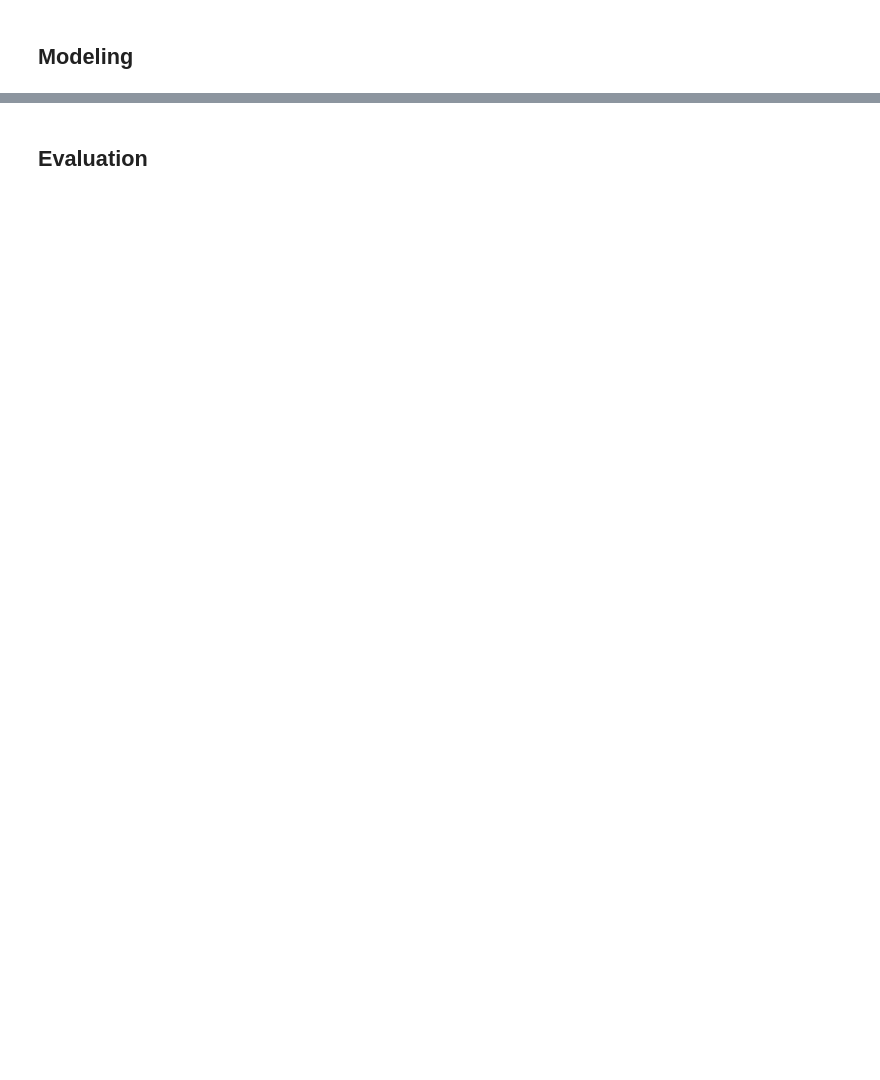
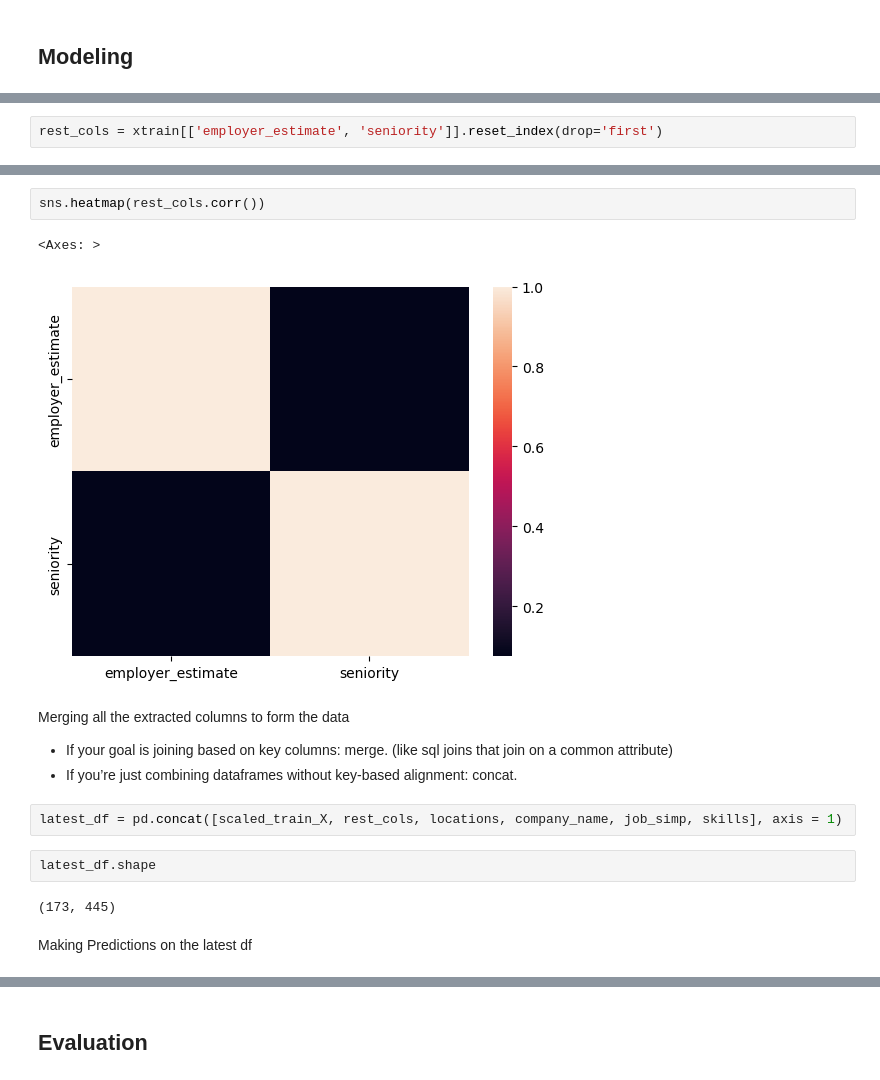
Before and after one commit to Aishwarya-Karwal/ds-project-from-scratch, a Jupyter notebook: Modeling.ipynb, the cells around one changed output, grey strips where cells are left out. Saved outputs shown, nothing was run; the diff lists cells and outputs as text; blank space fills up the shorter version.

```diff
--- a/Modeling.ipynb
+++ b/Modeling.ipynb
@@ -200,0 +813,2 @@ SyntaxError: invalid syntax (3224696157.py, line 1)
+# %%
+rest_cols = xtrain[['employer_estimate', 'seniority']].reset_index(drop='first')
@@ -200,0 +837,18 @@ SyntaxError: invalid syntax (3224696157.py, line 1)
+# %%
+sns.heatmap(rest_cols.corr())
+# %% [output]
+<Axes: >
+[figure, added]
+# %% [markdown]
+Merging all the extracted columns to form the data
+
+- If your goal is joining based on key columns: merge. (like sql joins that join on a common attribute)
+- If you’re just combining dataframes without key-based alignment: concat.
+# %%
+latest_df = pd.concat([scaled_train_X, rest_cols, locations, company_name, job_simp, skills], axis = 1)
+# %%
+latest_df.shape
+# %% [output]
+(173, 445)
+# %% [markdown]
+Making Predictions on the latest df
```
Also changed, not shown: parts of 123 cells of this notebook, 11 other files.
